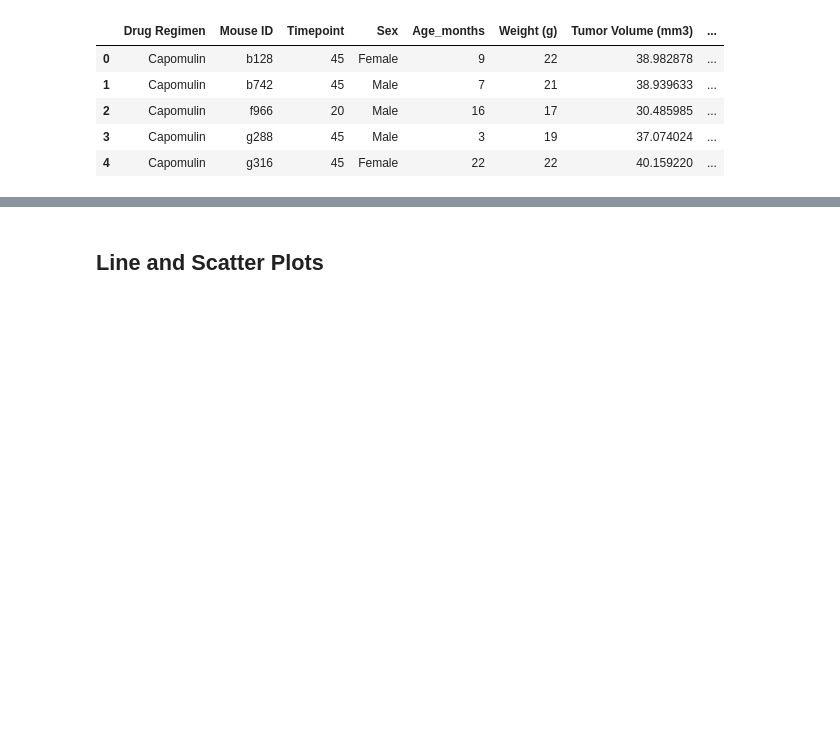
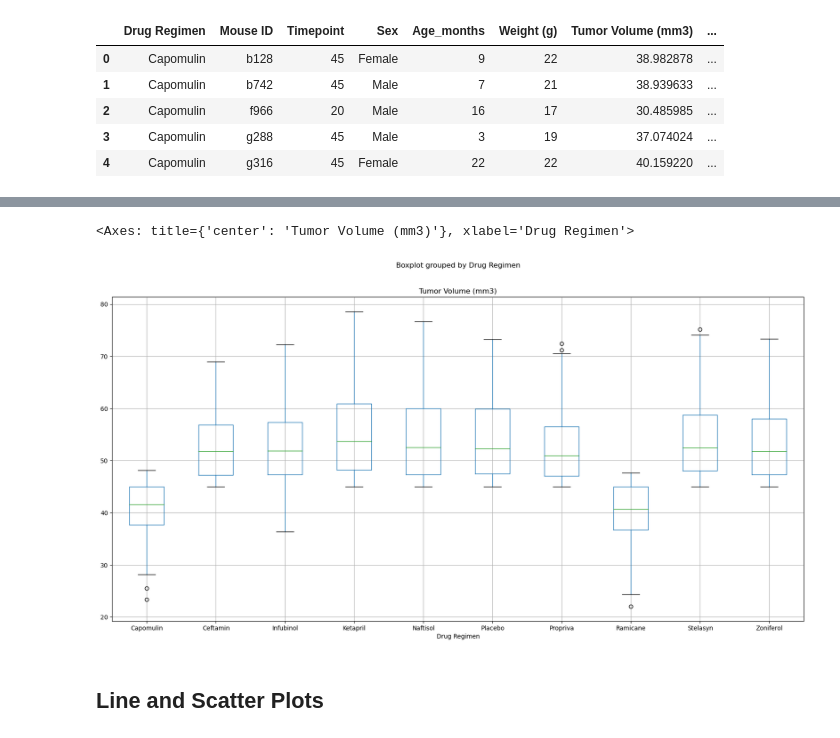
Before and after one commit to melissaa06/Module5Challenge, a Jupyter notebook: Pymaceuticals/pymaceuticals_starter.ipynb, the cells around one changed output, grey strips where cells are left out. Cells and saved outputs as stored; diff of their text form; code cells hidden in the pictures; blank space fills up the shorter version.

```diff
--- a/Pymaceuticals/pymaceuticals_starter.ipynb
+++ b/Pymaceuticals/pymaceuticals_starter.ipynb
@@ -224,5 +242,9 @@ Max_Tumor_Volumne.head()
 # %%
 # Generate a box plot that shows the distrubution of the tumor volume for each treatment group.
+Clean_Mouse_Data_df.boxplot("Tumor Volume (mm3)", by="Drug Regimen", figsize=(20, 10))
+# %% [output]
+<Axes: title={'center': 'Tumor Volume (mm3)'}, xlabel='Drug Regimen'>
+[figure, added]
 # %% [markdown]
 ## Line and Scatter Plots
 # %%
```
Also changed, not shown: parts of 7 cells of this notebook.
